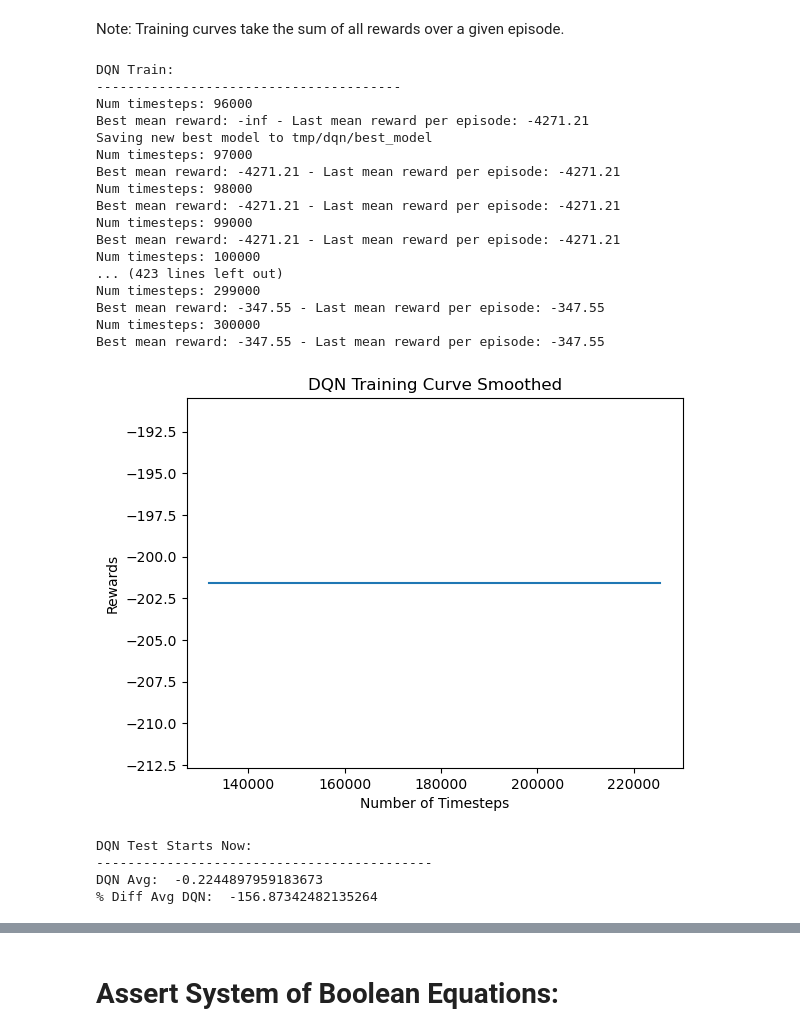
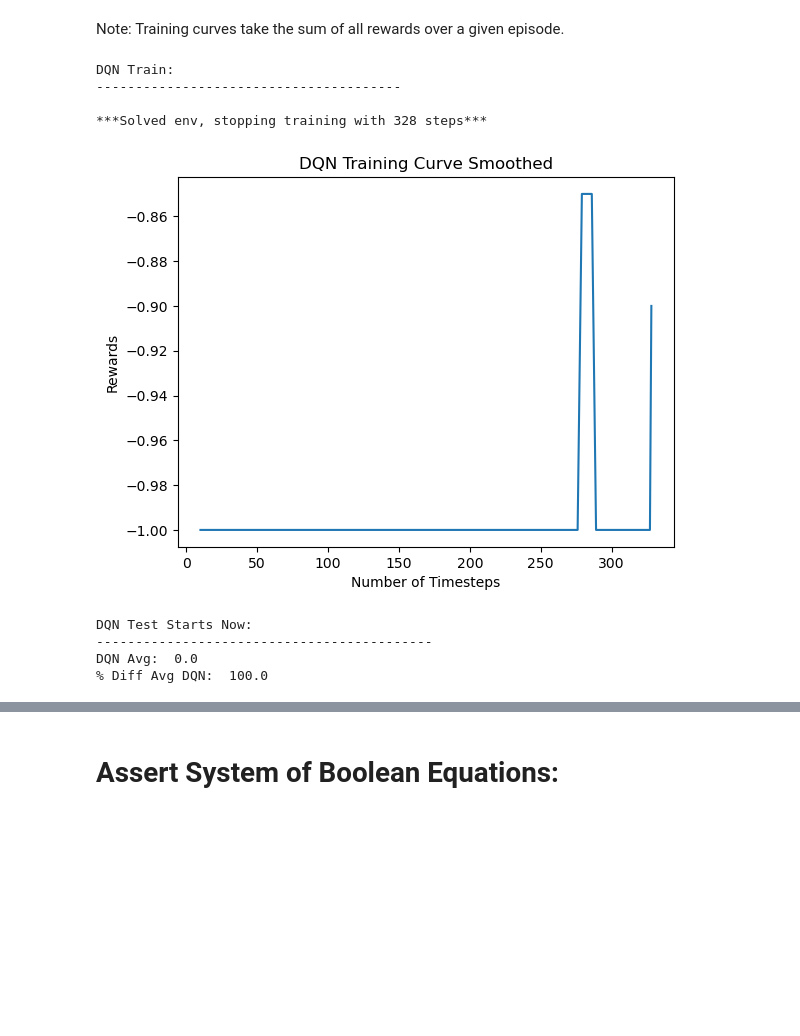
Before and after one commit to adelkhafizova/ai_in_math, a Jupyter notebook: kaplansky_zero_divisors/find_counterexamples.ipynb, the cells around one changed output, grey strips where cells are left out. Cells and saved outputs as stored; diff of their text form; code cells hidden in the pictures; blank space fills up the shorter version.

Commit message:
Added early stopping and basic experiment data storage, along with pipelines for TRPO, QR-DQN, and A2C.

```diff
--- a/kaplansky_zero_divisors/find_counterexamples.ipynb
+++ b/kaplansky_zero_divisors/find_counterexamples.ipynb
@@ -687,13 +1092,14 @@ Experiments on various groups with the random and DQN/PPO searches. If you want
 # %%
 # TODO: TRPO & other stablebaselines3 agents, Early stopping, data storage, figure out what happened with PPO (replace Monitor code)
 # Curriculum/Transfer learning (Use SAT Solver?)
+# Dynamic multiplication table
 
 import pandas as pd
 
 # Group
 # G = GroupSemidirectProduct(CyclicPermutationGroup(7), CyclicPermutationGroup(3))
-G = CyclicPermutationGroup(29)
-n = 15
+G = DihedralGroup(7)
+n = 5
 
 B = create_ball(G, n)
 product_table, factors_to_product = create_product_tables(B)
@@ -701,24 +1107,26 @@ product_table, factors_to_product = create_product_tables(B)
 ball_size = len(B)
 print("Ball Size: ", ball_size)
 
+EXPERIMENT_NAME = "_D7_experiment_1"
+
 REWARD_THRESHOLD = 0
 NUM_ENVS = 100 # Number of environments to run in parallel (think of as number of samples)
-MAX_EPISODE_STEPS = 2 * ball_size # Number of steps for an eval episode
-TRAINING_STEPS = 300_000 # Number of steps for training
+MAX_EPISODE_STEPS = 2 * (ball_size - 1) # Number of steps for an eval episode
+TRAINING_STEPS = 50000 # Number of steps for training
+CHECK_FREQ = 1 # Frequency for main training callback to evaluate model
 
 # Optuna Parameters
 N_TRIALS = 50 # Number of trials to consider
 TIMEOUT = None # in seconds, None if we want to ensure N_TRIALS trials are actually run
 
 N_ENVS_OPTUNA = 100 # Number of envs to run in parallel for Optuna tuning
-N_TIMESTEPS = 50_000 # Training steps for model training during Optuna tuning
+N_TIMESTEPS = 5000 # Training steps for model training during Optuna tuning
 # each vec_env.step() is N_ENVS steps
-EVAL_FREQ = 25_000 // N_ENVS_OPTUNA # Frequency for the eval callback in Optuna tuning
-N_EVAL_STEPS = 2 * ball_size # Max number of steps to take per episode for Optuna tuning
+EVAL_FREQ = 1000 // N_ENVS_OPTUNA # Frequency for the eval callback in Optuna tuning
+N_EVAL_STEPS = 2 * (ball_size - 1) # Max number of steps to take per episode for Optuna tuning
 N_EVAL_EPISODES = 1 # Number of eval episodes for Optuna tuning
 N_EVALUATIONS = N_EVAL_EPISODES
 
 # Choose specific RL algorithms to run
-RUN_DQN = True
-RUN_PPO = True
+models_to_run = ["DQN", "QRDQN", "PPO", "A2C", "TRPO"]
 # %% [output]
@@ -1002,45 +1398,34 @@ Note: Training curves take the sum of all rewards over a given episode.
 # %%
 dqn_kwargs = dict()
 
-if RUN_DQN:
-    dqn_kwargs['learning_rate'] = best_trial_dqn.params['learning_rate']
-    dqn_kwargs['batch_size'] = best_trial_dqn.params['batch_size']
-    dqn_kwargs['gamma'] = best_trial_dqn.params['gamma']
-    dqn_kwargs['exploration_fraction'] = best_trial_dqn.params['exploration_fraction']
-    dqn_kwargs['train_freq'] = best_trial_dqn.params['train_freq']
+if "DQN" in models_to_run:
+    best_trial_data = {}
+    with open(f"tmp/dqn/best_trial_data{EXPERIMENT_NAME}.json", "r") as f:
+        best_trial_data = json.load(f)
+    best_params = best_trial_data['params']
+
+    for key, value in best_params.items():
+        dqn_kwargs[key] = value
     dqn_kwargs['target_update_interval'] = 10_000
 
-    dqn, dqn_eval_rewards = dqn_search(G, n, num_steps=MAX_EPISODE_STEPS, training_steps=TRAINING_STEPS, dqn_kwargs=dqn_kwargs)
+    dqn, dqn_eval_rewards = dqn_search(G, n, num_steps=MAX_EPISODE_STEPS, training_steps=TRAINING_STEPS, check_freq=CHECK_FREQ, dqn_kwargs=dqn_kwargs, experiment_name=EXPERIMENT_NAME)
     dqn = [dqn for _ in range(NUM_ENVS)]
 else:
     dqn, dqn_eval_rewards = [-1.0 for _ in range(NUM_ENVS)], []
 
 print("DQN Avg: ", np.average(dqn))
 print("% Diff Avg DQN: ", (np.average(rand) - np.average(dqn)) / np.average(rand) * 100)
 percent_diff_dqn = (rand - dqn) / rand * 100
 # %% [output]
 DQN Train:
 ---------------------------------------
-Num timesteps: 96000
-Best mean reward: -inf - Last mean reward per episode: -4271.21
-Saving new best model to tmp/dqn/best_model
-Num timesteps: 97000
-Best mean reward: -4271.21 - Last mean reward per episode: -4271.21
-Num timesteps: 98000
-Best mean reward: -4271.21 - Last mean reward per episode: -4271.21
-Num timesteps: 99000
-Best mean reward: -4271.21 - Last mean reward per episode: -4271.21
-Num timesteps: 100000
-... (423 lines left out)
-Num timesteps: 299000
-Best mean reward: -347.55 - Last mean reward per episode: -347.55
-Num timesteps: 300000
-Best mean reward: -347.55 - Last mean reward per episode: -347.55
+
+***Solved env, stopping training with 328 steps***
-[figure, old version]
+[figure, new version]
 DQN Test Starts Now:
 -------------------------------------------
-DQN Avg:  -0.2244897959183673
-% Diff Avg DQN:  -156.87342482135264
+DQN Avg:  0.0
+% Diff Avg DQN:  100.0
 # %%
 plot_results_from_array(dqn_eval_rewards, "DQN Eval Curve", moving_avg=False)
 # %% [output]
```
Also changed, not shown: parts of 41 cells of this notebook, 49 other files.
